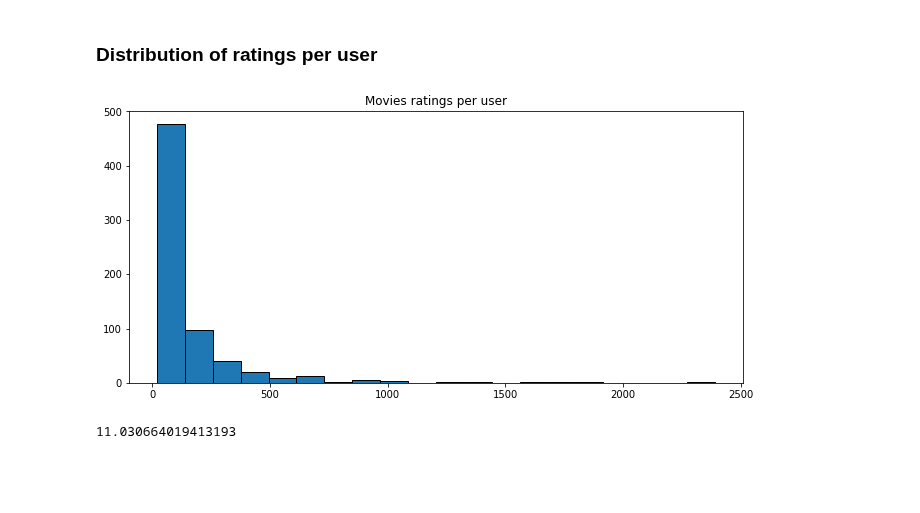
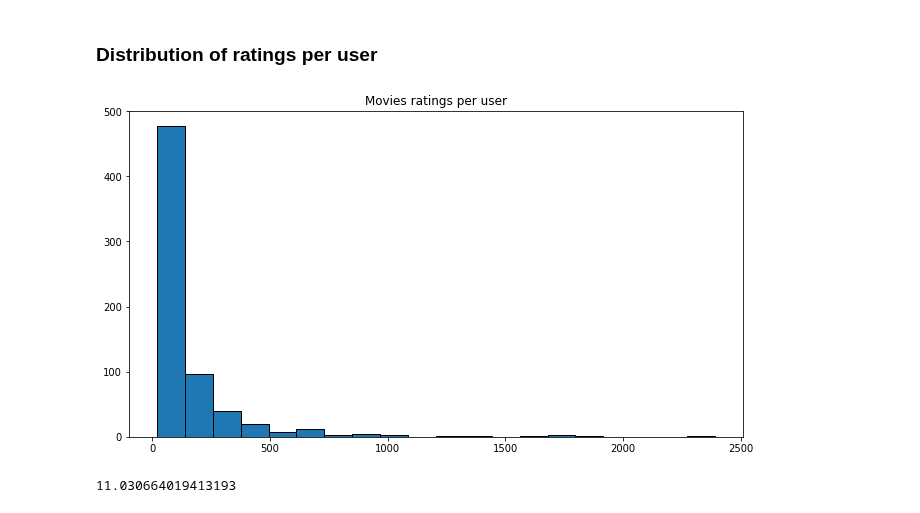
Before and after one commit to carlosgeovany/MachineLearning, a Jupyter notebook: RecommenderSystem.ipynb, the cells around one changed output. Saved outputs shown, nothing was run; the diff lists cells and outputs as text; code cells hidden in the pictures; blank space fills up the shorter version.

```diff
--- a/RecommenderSystem.ipynb
+++ b/RecommenderSystem.ipynb
@@ -126,14 +126,14 @@ statistics.mean(ratings_per_user.tolist())
 # %% [markdown]
 ### Distribution of ratings per user
 # %%
-plt.figure(figsize = (11, 5))
+plt.figure(figsize = (11, 6))
 ratings_per_user.hist(bins=20,  histtype='bar', ec='black')
 plt.title("Movies ratings per user")
 plt.grid(False)
 
 plt.show()
 # %% [output]
-[figure, old version]
+[figure, new version]
 # %%
 ## Average number of ratings given to movies
 ratings_per_movie = ratings.groupby('movieId')['rating'].count()
```
Also changed, not shown: parts of 12 cells of this notebook.
